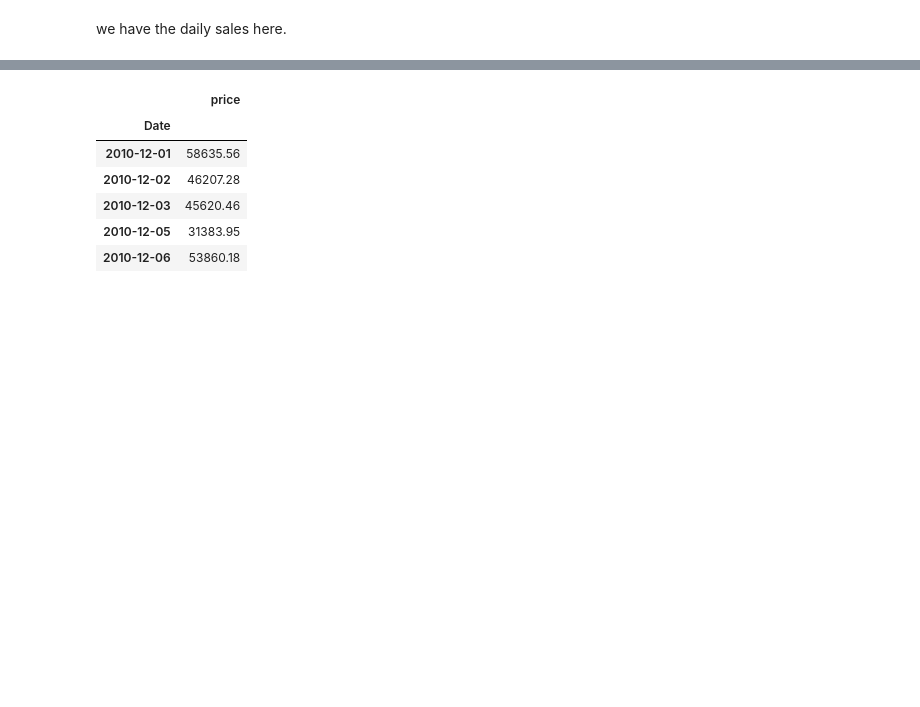
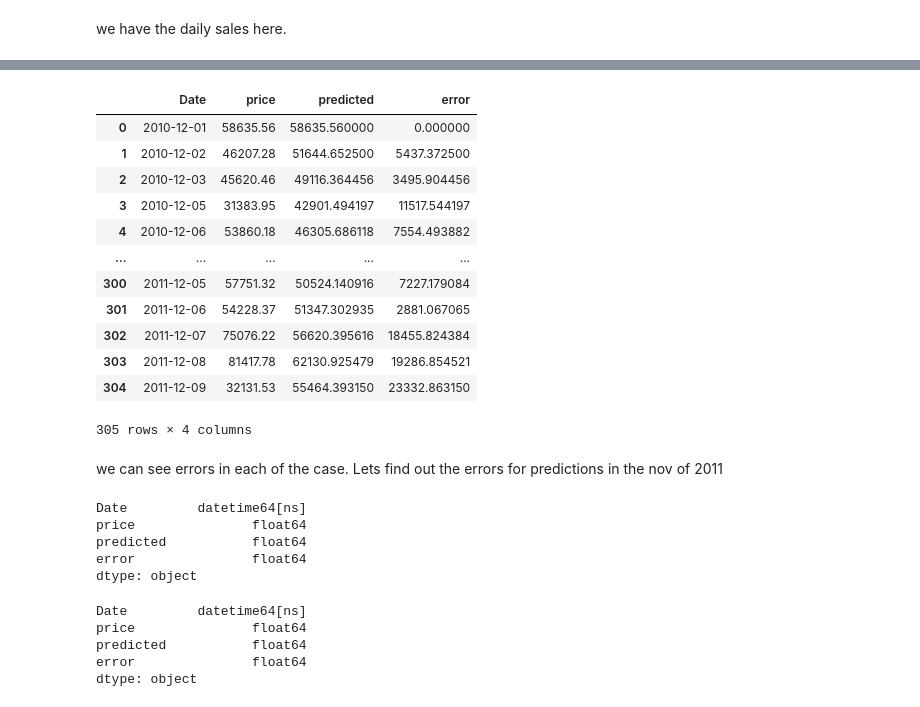
Before and after one commit to Harshraj77/data_science_and_ml_learning, a Jupyter notebook: time_series/EMA_Online_Retail.ipynb, the cells around one changed output, grey strips where cells are left out. Drawn from its saved outputs; the diff is of its cells as text; code cells hidden in the pictures; blank space fills up the shorter version.

```diff
--- a/time_series/EMA_Online_Retail.ipynb
+++ b/time_series/EMA_Online_Retail.ipynb
@@ -19 +44,28 @@ we have the daily sales here.
+# %%
+df
+# %% [output]
+|  | Date | price | predicted | error |
+| 0 | 2010-12-01 | 58635.56 | 58635.560000 | 0.000000 |
+| 1 | 2010-12-02 | 46207.28 | 51644.652500 | 5437.372500 |
+| 2 | 2010-12-03 | 45620.46 | 49116.364456 | 3495.904456 |
+| 3 | 2010-12-05 | 31383.95 | 42901.494197 | 11517.544197 |
+| 4 | 2010-12-06 | 53860.18 | 46305.686118 | 7554.493882 |
+| ... | ... | ... | ... | ... |
+| 300 | 2011-12-05 | 57751.32 | 50524.140916 | 7227.179084 |
+| 301 | 2011-12-06 | 54228.37 | 51347.302935 | 2881.067065 |
+| 302 | 2011-12-07 | 75076.22 | 56620.395616 | 18455.824384 |
+| 303 | 2011-12-08 | 81417.78 | 62130.925479 | 19286.854521 |
+| 304 | 2011-12-09 | 32131.53 | 55464.393150 | 23332.863150 |
+305 rows × 4 columns
+# %% [markdown]
+we can see errors in each of the case.
+Lets find out the errors for predictions in the nov of 2011
+# %%
+df.dtypes
+# %% [output]
+Date         datetime64[ns]
+price               float64
+predicted           float64
+error               float64
+dtype: object
 # %%
@@ -21,10 +73,8 @@ df = df.set_index('Date')
 # %%
-df.head()
+df.dtypes
 # %% [output]
-|  | price |
-| Date |  |
-| 2010-12-01 | 58635.56 |
-| 2010-12-02 | 46207.28 |
-| 2010-12-03 | 45620.46 |
-| 2010-12-05 | 31383.95 |
-| 2010-12-06 | 53860.18 |
+Date         datetime64[ns]
+price               float64
+predicted           float64
+error               float64
+dtype: object
```
Also changed, not shown: parts of 13 cells of this notebook.
